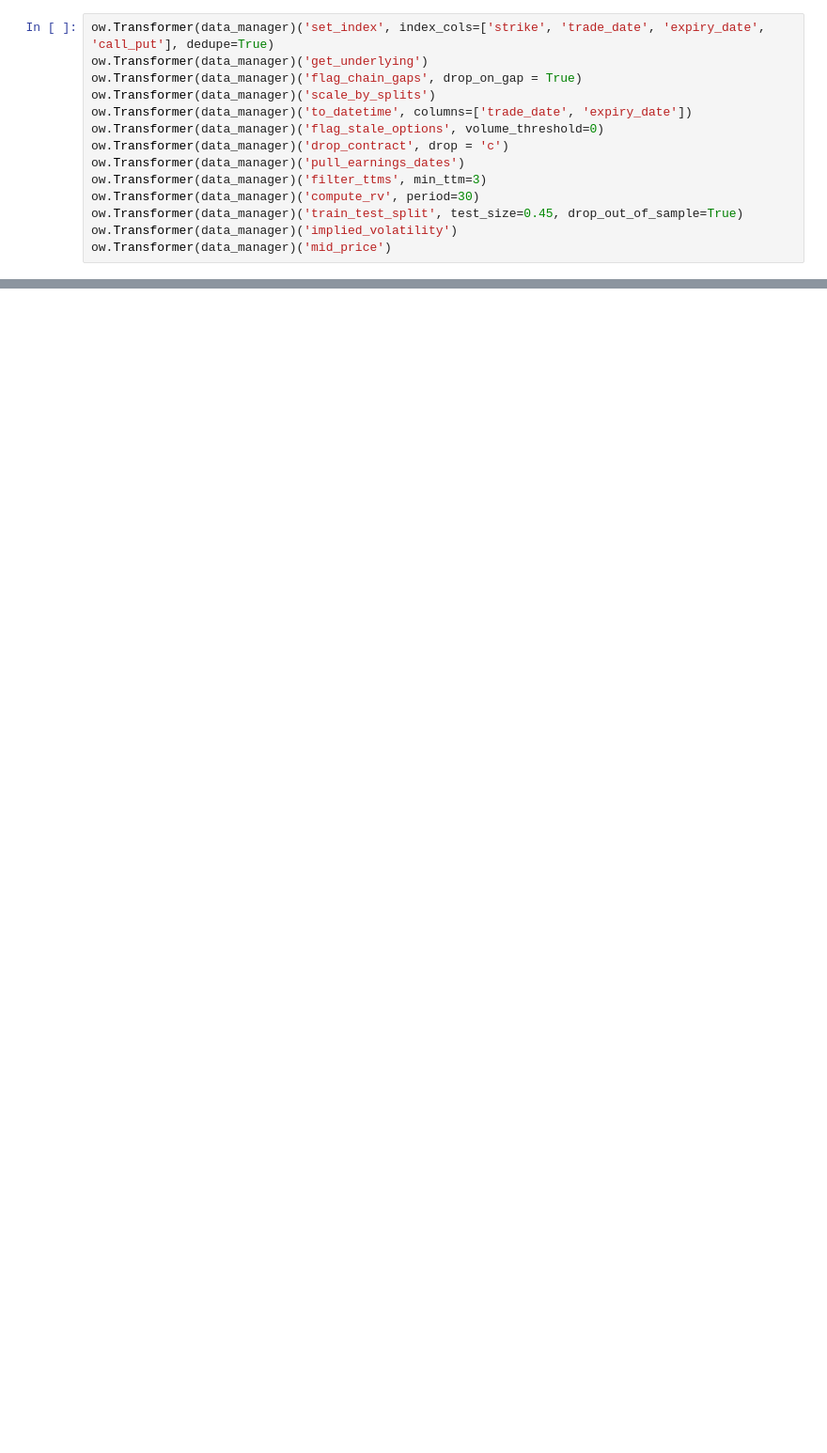
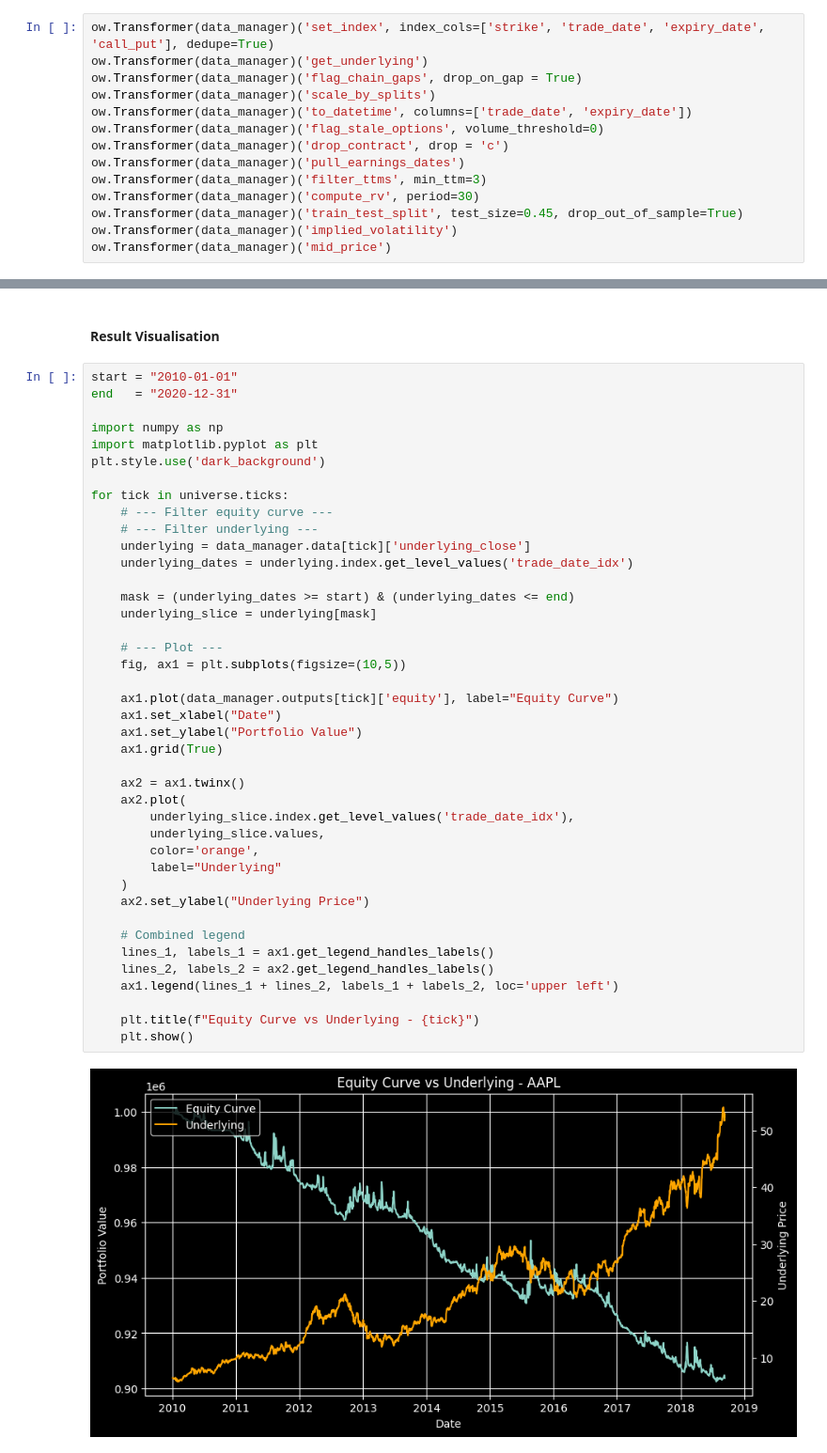
Before and after one commit to cja119/options_wizard, a Jupyter notebook: notebooks/new_ratio_spread.ipynb, the cells around one changed output, grey strips where cells are left out. Shown at 94% size. Cells and saved outputs as stored; diff of their text form; blank space fills up the shorter version.

```diff
--- a/notebooks/new_ratio_spread.ipynb
+++ b/notebooks/new_ratio_spread.ipynb
@@ -127,0 +60,45 @@ KeyError: ['equity']
+# %% [markdown]
+#### __Result Visualisation__
+# %%
+start = "2010-01-01"
+end   = "2020-12-31"
+
+import numpy as np
+import matplotlib.pyplot as plt
+plt.style.use('dark_background')
+
+for tick in universe.ticks:
+    # --- Filter equity curve ---
+    # --- Filter underlying ---
+    underlying = data_manager.data[tick]['underlying_close']
+    underlying_dates = underlying.index.get_level_values('trade_date_idx')
+
+    mask = (underlying_dates >= start) & (underlying_dates <= end)
+    underlying_slice = underlying[mask]
+
+    # --- Plot ---
+    fig, ax1 = plt.subplots(figsize=(10,5))
+
+    ax1.plot(data_manager.outputs[tick]['equity'], label="Equity Curve")
+    ax1.set_xlabel("Date")
+    ax1.set_ylabel("Portfolio Value")
+    ax1.grid(True)
+
+    ax2 = ax1.twinx()
+    ax2.plot(
+        underlying_slice.index.get_level_values('trade_date_idx'),
+        underlying_slice.values,
+        color='orange',
+        label="Underlying"
+    )
+    ax2.set_ylabel("Underlying Price")
+
+    # Combined legend
+    lines_1, labels_1 = ax1.get_legend_handles_labels()
+    lines_2, labels_2 = ax2.get_legend_handles_labels()
+    ax1.legend(lines_1 + lines_2, labels_1 + labels_2, loc='upper left')
+
+    plt.title(f"Equity Curve vs Underlying - {tick}")
+    plt.show()
+# %% [output]
+[figure, added]
```
Also changed, not shown: parts of 12 cells of this notebook, 6 other files.
